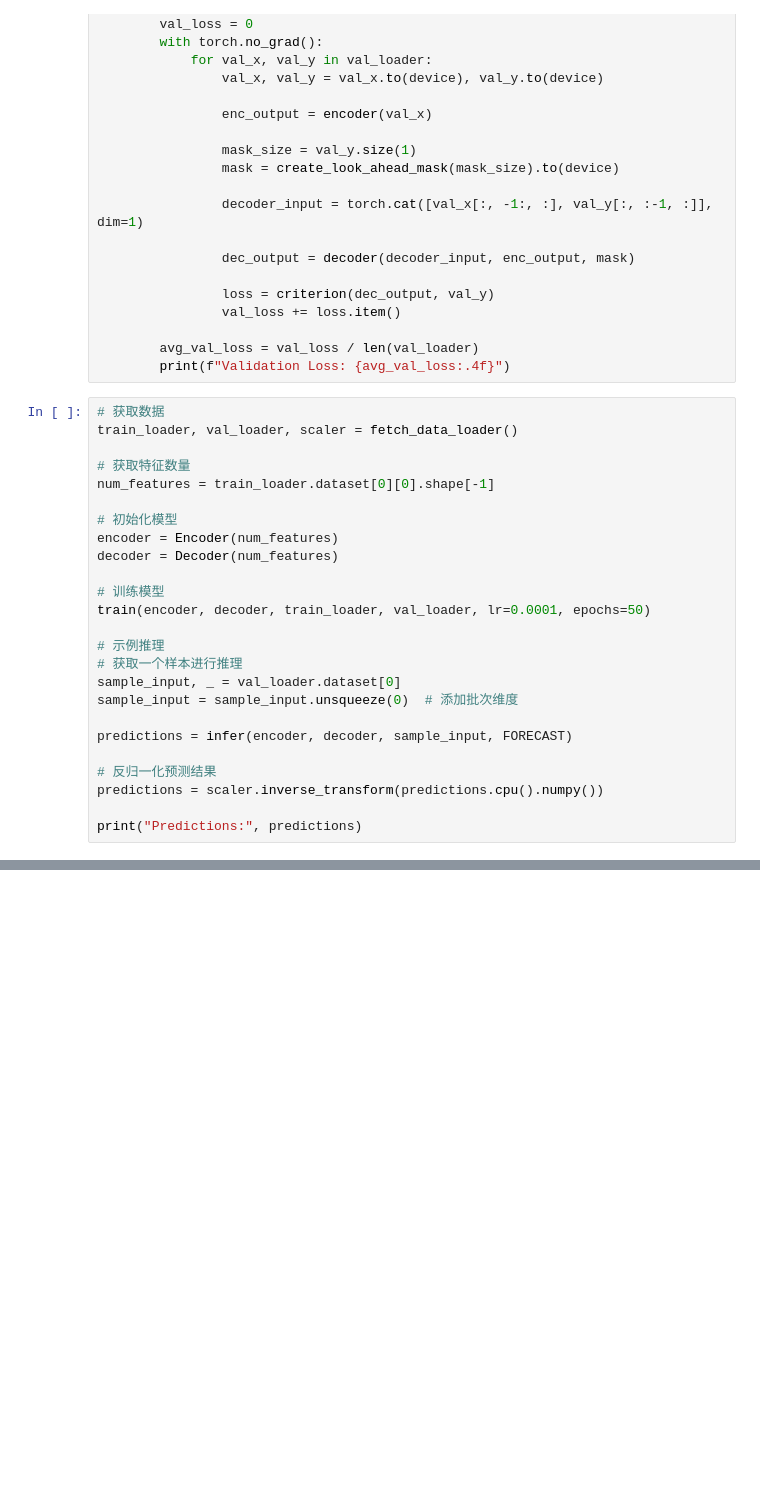
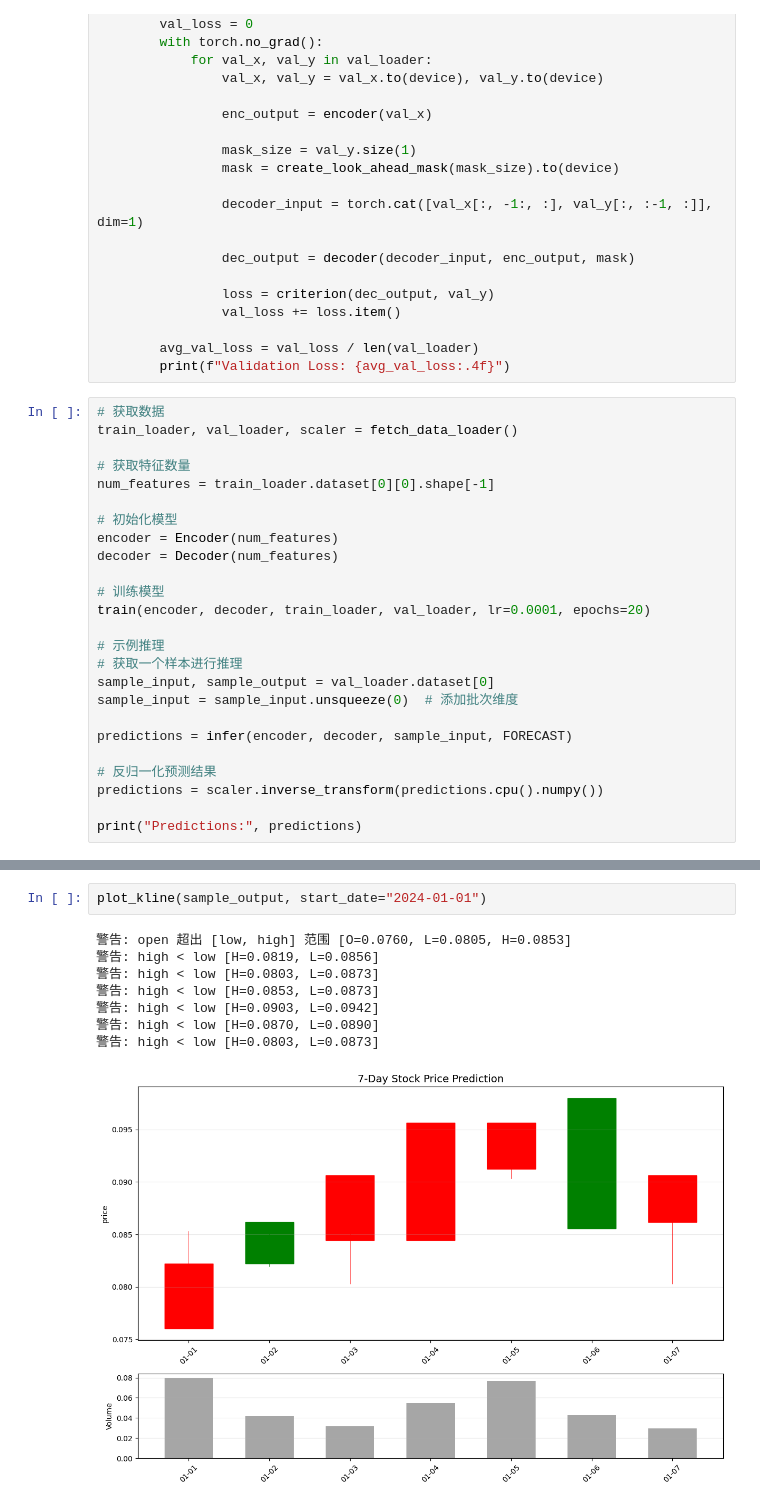
Before and after one commit to Syswea/machine-learning-demo, a Jupyter notebook: transformer.ipynb, the cells around one changed output, grey strips where cells are left out. Drawn from its saved outputs; the diff is of its cells as text; blank space fills up the shorter version.

```diff
--- a/transformer.ipynb
+++ b/transformer.ipynb
@@ -392,11 +392,11 @@ encoder = Encoder(num_features)
 decoder = Decoder(num_features)
 
 # 训练模型
-train(encoder, decoder, train_loader, val_loader, lr=0.0001, epochs=50)
+train(encoder, decoder, train_loader, val_loader, lr=0.0001, epochs=20)
 
 # 示例推理
 # 获取一个样本进行推理
-sample_input, _ = val_loader.dataset[0]
+sample_input, sample_output = val_loader.dataset[0]
 sample_input = sample_input.unsqueeze(0)  # 添加批次维度
 
 predictions = infer(encoder, decoder, sample_input, FORECAST)
@@ -501,3 +594,14 @@ def plot_kline(predictions, start_date=None):
+# %%
+plot_kline(sample_output, start_date="2024-01-01")
+# %% [output]
+警告: open 超出 [low, high] 范围 [O=0.0760, L=0.0805, H=0.0853]
+警告: high < low [H=0.0819, L=0.0856]
+警告: high < low [H=0.0803, L=0.0873]
+警告: high < low [H=0.0853, L=0.0873]
+警告: high < low [H=0.0903, L=0.0942]
+警告: high < low [H=0.0870, L=0.0890]
+警告: high < low [H=0.0803, L=0.0873]
+[figure, added]
 # %%
 plot_kline(predictions, start_date="2024-01-01")
 # %% [output]
```
Also changed, not shown: parts of 7 cells of this notebook.
